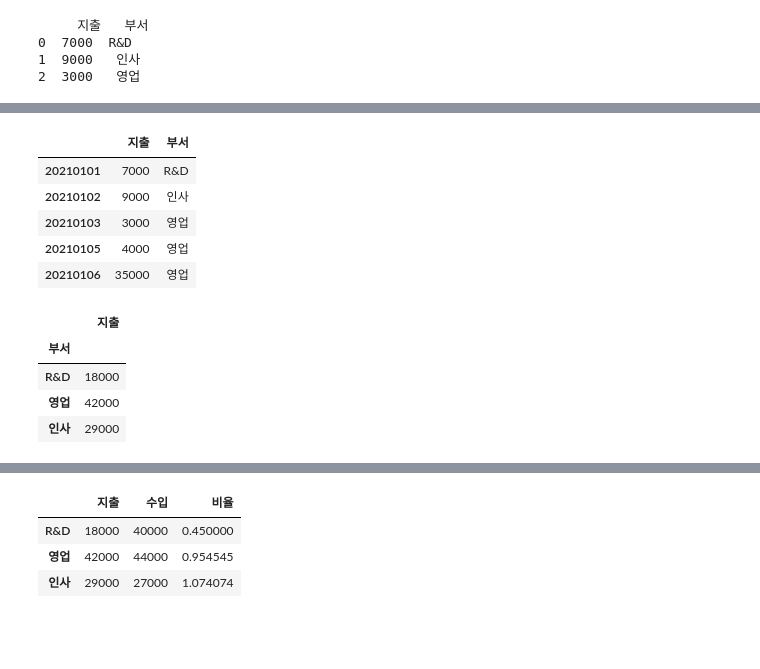
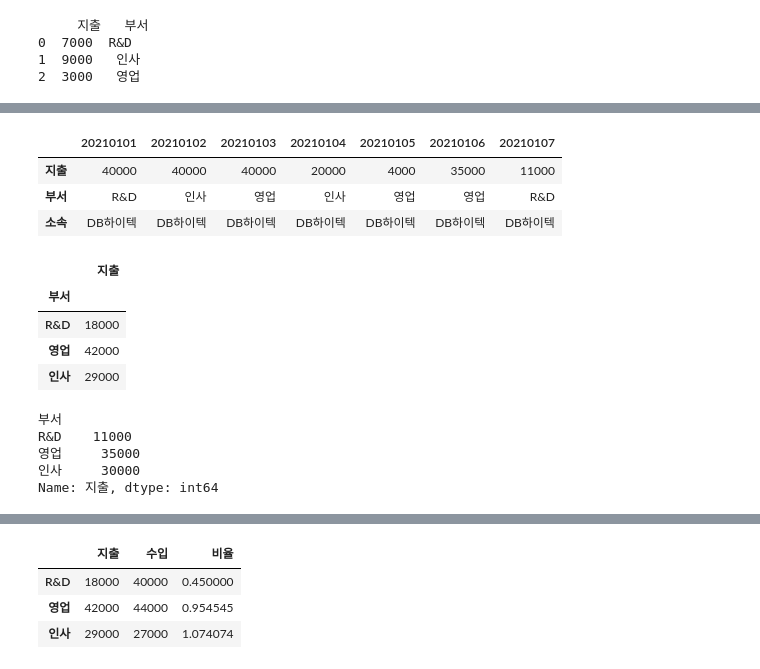
Before and after one commit to louischoi0/intermediate_python, a Jupyter notebook: 2강/실습자료/3_1.ipynb, the cells around one changed output, grey strips where cells are left out. Drawn from its saved outputs; the diff is of its cells as text; code cells hidden in the pictures; blank space fills up the shorter version.

```diff
--- a/2강/실습자료/3_1.ipynb
+++ b/2강/실습자료/3_1.ipynb
@@ -123,30 +176,14 @@ sales_team_expenses["지출"].sum()
-# %%
-import pandas as pd
-
-values = [
-    [7000, "R&D"],
-    [ 9000, "인사" ],
-    [ 3000, "영업"],
-    [ 20000, "인사" ],
-    [ 4000, "영업" ],
-    [ 35000, "영업"],
-    [11000, "R&D"]
-]
-
-dates = [
-    "20210101", "20210102", "20210103",
-    "20210104", "20210105", "20210106",
-    "20210107"
-]
-columns = [ "지출", "부서" ]
-df[ (df["부서"] == "영업") | (df["지출"] < 10000)]
-# %% [output]
-|  | 지출 | 부서 |
-| 20210101 | 7000 | R&D |
-| 20210102 | 9000 | 인사 |
-| 20210103 | 3000 | 영업 |
-| 20210105 | 4000 | 영업 |
-| 20210106 | 35000 | 영업 |
+# %%
+df.loc[:"20210103", "지출"] = 40000
+df["소속"] = "DB하이텍"
+df.sort_values(by="지출",ascending=False)
+
+df.T
+# %% [output]
+|  | 20210101 | 20210102 | 20210103 | 20210104 | 20210105 | 20210106 | 20210107 |
+| 지출 | 40000 | 40000 | 40000 | 20000 | 4000 | 35000 | 11000 |
+| 부서 | R&D | 인사 | 영업 | 인사 | 영업 | 영업 | R&D |
+| 소속 | DB하이텍 | DB하이텍 | DB하이텍 | DB하이텍 | DB하이텍 | DB하이텍 | DB하이텍 |
 # %%
 import pandas as pd
 
@@ -176,3 +213,31 @@ expenses_dep
 | R&D | 18000 |
 | 영업 | 42000 |
 | 인사 | 29000 |
+# %%
+import pandas as pd
+
+values = [
+    [7000, "R&D", "식대"],
+    [ 30000, "인사", "식대" ],
+    [ 9000, "영업", "식대"],
+    [ 20000, "인사", "식대" ],
+    [ 4000, "영업", "비품" ],
+    [ 35000, "영업", "비품"],
+    [11000, "R&D", "비품"]
+]
+
+dates = [
+    "20210101", "20210102", "20210103",
+    "20210104", "20210105", "20210106",
+    "20210107"
+]
+columns = [ "지출", "부서" , "사용처"]
+
+df = pd.DataFrame(values,columns=columns)
+df.groupby(by="부서")["지출"].max()
+# %% [output]
+부서
+R&D    11000
+영업     35000
+인사     30000
+Name: 지출, dtype: int64
```
Also changed, not shown: parts of 18 cells of this notebook, 26 other files.
